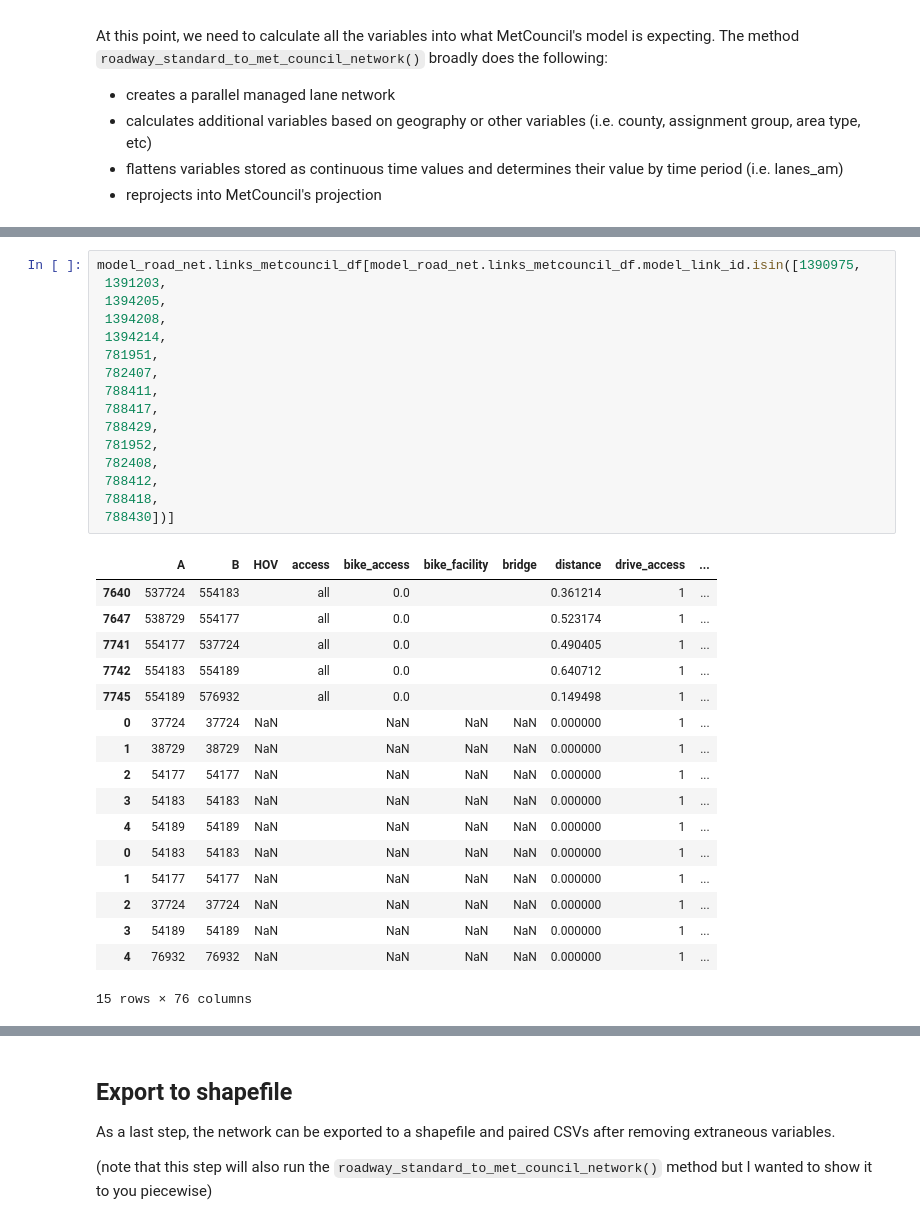
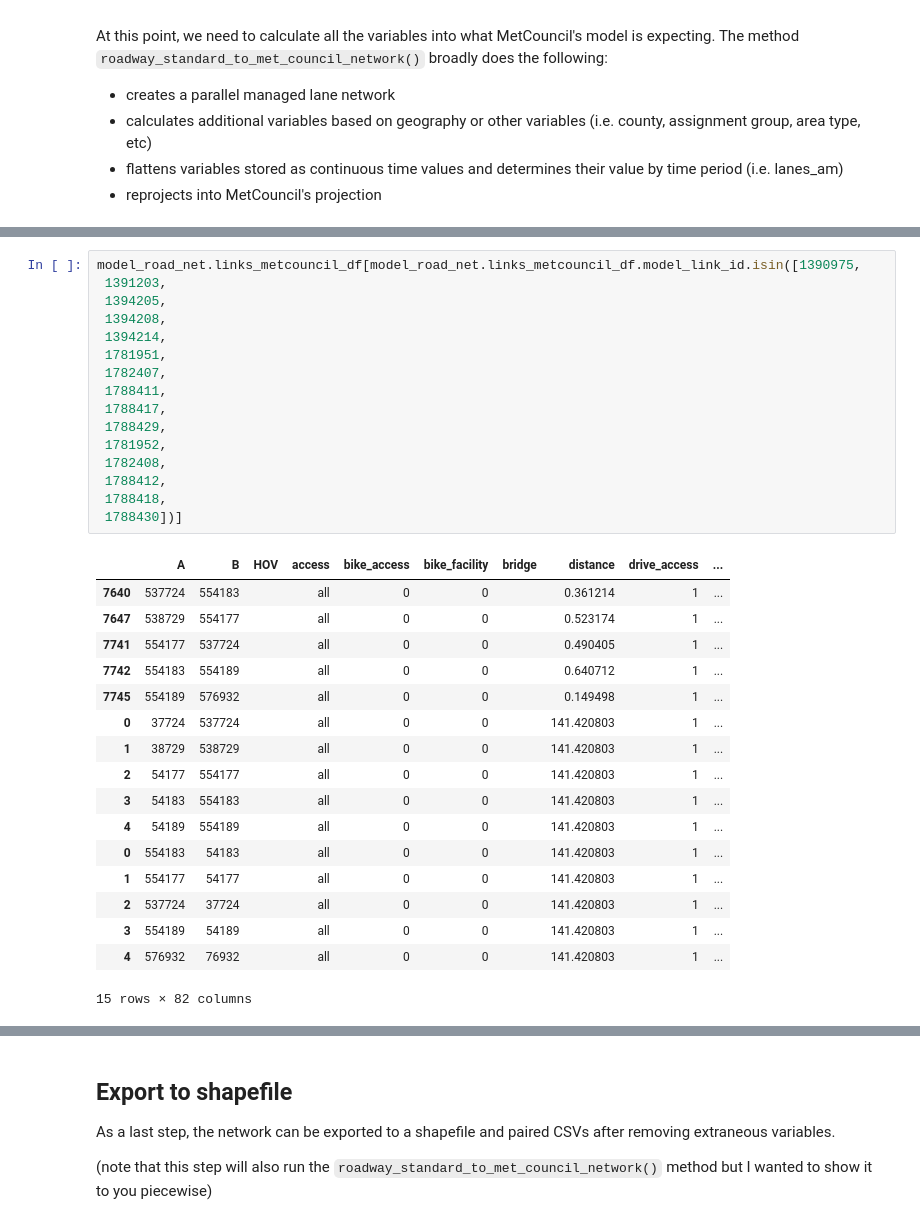
Before and after one commit to wsp-sag/Lasso, a Jupyter notebook: notebooks/Broken Parallel Managed Lanes.ipynb, the cells around one changed output, grey strips where cells are left out. Saved outputs shown, nothing was run; the diff lists cells and outputs as text.

```diff
--- a/notebooks/Broken Parallel Managed Lanes.ipynb
+++ b/notebooks/Broken Parallel Managed Lanes.ipynb
@@ -345,36 +392,36 @@ memory usage: 37.4+ MB
 # %%
 model_road_net.links_metcouncil_df[model_road_net.links_metcouncil_df.model_link_id.isin([1390975,
  1391203,
  1394205,
  1394208,
  1394214,
- 781951,
- 782407,
- 788411,
- 788417,
- 788429,
- 781952,
- 782408,
- 788412,
- 788418,
- 788430])]
+ 1781951,
+ 1782407,
+ 1788411,
+ 1788417,
+ 1788429,
+ 1781952,
+ 1782408,
+ 1788412,
+ 1788418,
+ 1788430])]
 # %% [output]
 |  | A | B | HOV | access | bike_access | bike_facility | bridge | distance | drive_access | ... |
-| 7640 | 537724 | 554183 |  | all | 0.0 |  |  | 0.361214 | 1 | ... |
-| 7647 | 538729 | 554177 |  | all | 0.0 |  |  | 0.523174 | 1 | ... |
-| 7741 | 554177 | 537724 |  | all | 0.0 |  |  | 0.490405 | 1 | ... |
-| 7742 | 554183 | 554189 |  | all | 0.0 |  |  | 0.640712 | 1 | ... |
-| 7745 | 554189 | 576932 |  | all | 0.0 |  |  | 0.149498 | 1 | ... |
-| 0 | 37724 | 37724 | NaN |  | NaN | NaN | NaN | 0.000000 | 1 | ... |
-| 1 | 38729 | 38729 | NaN |  | NaN | NaN | NaN | 0.000000 | 1 | ... |
-| 2 | 54177 | 54177 | NaN |  | NaN | NaN | NaN | 0.000000 | 1 | ... |
-| 3 | 54183 | 54183 | NaN |  | NaN | NaN | NaN | 0.000000 | 1 | ... |
-| 4 | 54189 | 54189 | NaN |  | NaN | NaN | NaN | 0.000000 | 1 | ... |
-| 0 | 54183 | 54183 | NaN |  | NaN | NaN | NaN | 0.000000 | 1 | ... |
-| 1 | 54177 | 54177 | NaN |  | NaN | NaN | NaN | 0.000000 | 1 | ... |
-| 2 | 37724 | 37724 | NaN |  | NaN | NaN | NaN | 0.000000 | 1 | ... |
-| 3 | 54189 | 54189 | NaN |  | NaN | NaN | NaN | 0.000000 | 1 | ... |
-| 4 | 76932 | 76932 | NaN |  | NaN | NaN | NaN | 0.000000 | 1 | ... |
+| 7640 | 537724 | 554183 |  | all | 0 | 0 |  | 0.361214 | 1 | ... |
+| 7647 | 538729 | 554177 |  | all | 0 | 0 |  | 0.523174 | 1 | ... |
+| 7741 | 554177 | 537724 |  | all | 0 | 0 |  | 0.490405 | 1 | ... |
+| 7742 | 554183 | 554189 |  | all | 0 | 0 |  | 0.640712 | 1 | ... |
+| 7745 | 554189 | 576932 |  | all | 0 | 0 |  | 0.149498 | 1 | ... |
+| 0 | 37724 | 537724 |  | all | 0 | 0 |  | 141.420803 | 1 | ... |
+| 1 | 38729 | 538729 |  | all | 0 | 0 |  | 141.420803 | 1 | ... |
+| 2 | 54177 | 554177 |  | all | 0 | 0 |  | 141.420803 | 1 | ... |
+| 3 | 54183 | 554183 |  | all | 0 | 0 |  | 141.420803 | 1 | ... |
+| 4 | 54189 | 554189 |  | all | 0 | 0 |  | 141.420803 | 1 | ... |
+| 0 | 554183 | 54183 |  | all | 0 | 0 |  | 141.420803 | 1 | ... |
+| 1 | 554177 | 54177 |  | all | 0 | 0 |  | 141.420803 | 1 | ... |
+| 2 | 537724 | 37724 |  | all | 0 | 0 |  | 141.420803 | 1 | ... |
+| 3 | 554189 | 54189 |  | all | 0 | 0 |  | 141.420803 | 1 | ... |
+| 4 | 576932 | 76932 |  | all | 0 | 0 |  | 141.420803 | 1 | ... |
-15 rows × 76 columns
+15 rows × 82 columns
 # %%
 model_road_net.links_metcouncil_df.plot("lanes_AM")
```
Also changed, not shown: parts of 12 cells of this notebook, 2 other files.
